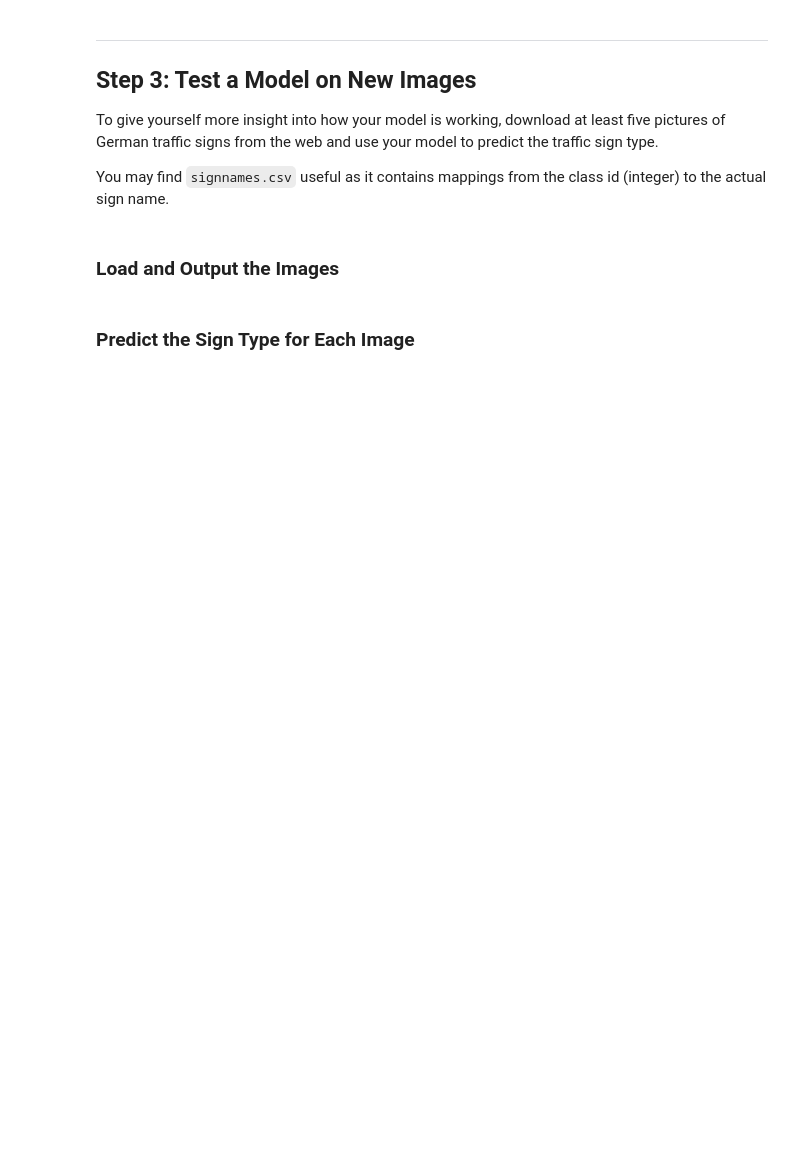
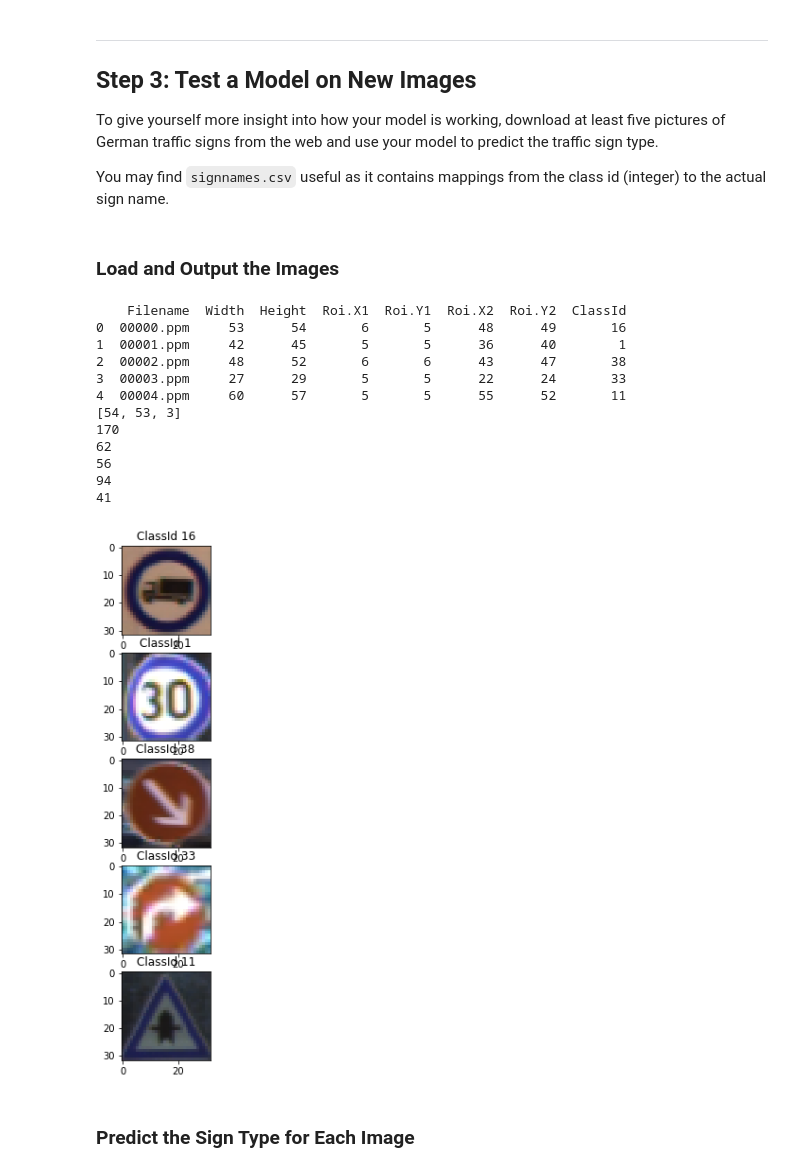
Before and after one commit to qingyouzhao/CarND-Traffic-Sign-Classifier-Project, a Jupyter notebook: Traffic_Sign_Classifier.ipynb, the cells around one changed output. Saved outputs shown, nothing was run; the diff lists cells and outputs as text; code cells hidden in the pictures; blank space fills up the shorter version.

Commit message:
Parse in downloaded data and predict

```diff
--- a/Traffic_Sign_Classifier.ipynb
+++ b/Traffic_Sign_Classifier.ipynb
@@ -456,2 +442,76 @@ You may find `signnames.csv` useful as it contains mappings from the class id (i
+# %%
+### Load the images and plot them here.
+### Feel free to use as many code cells as needed.
+
+# Data source:
+# Test data set at: http://benchmark.ini.rub.de/?section=gtsrb&subsection=dataset
+test_image_directory = "GTSRB_Final_Test_Images\GTSRB\Final_Test\Images"
+test_image_index_file = "GT-final_test.csv"
+
+import pandas as pd
+import imageio
+
+def load_test_iamges(test_image_directory, index_file , num_samples=5):
+    """
+    Given a test image directory, return a list of test samples
+    :param test_image_directory:
+    :return:
+    """
+    index_file_full = os.path.join(test_image_directory, index_file)
+    index = pd.read_csv(index_file_full, delimiter=';')
+
+    if num_samples < len(index):
+        index = index.head(num_samples)
+
+    print(index)
+    shape = list(imageio.imread(os.path.join(test_image_directory, index['Filename'][0])).shape)
+    print(shape)
+    shape = [32,32,3]
+    images = np.zeros([len(index)]+shape, dtype=np.uint8)
+    classes = np.zeros(len(index), dtype=np.uint8)
+
+    for i, row in index.iterrows():
+        image = cv2.imread(os.path.join(test_image_directory, row['Filename']) )
+        image_label_section = image[row['Roi.Y1']:row['Roi.Y2'],row['Roi.X1']:row['Roi.X2'],:]
+        image_resized = cv2.resize(image_label_section, (32,32))
+        print(image_resized[0,0,0])
+
+        images[i] = np.array(image_resized.astype(np.float32))
+
+        classes[i] = (row['ClassId'])
+
+    return images, classes
+
+images, classes = load_test_iamges(test_image_directory, test_image_index_file, num_samples=5)
+
+def visualize_images(images, classes):
+    %matplotlib inline
+
+    rows = len(images)
+    cols = 1
+
+    fig = plt.figure(figsize=(20,10))
+    ax = []
+    for i, image in enumerate(images):
+        ax.append(fig.add_subplot(rows, cols, i+1))
+        ax[-1].set_title("ClassId "+ str(classes[i]))
+        plt.imshow(image)
+
+
+visualize_images(images, classes)
+# %% [output]
+    Filename  Width  Height  Roi.X1  Roi.Y1  Roi.X2  Roi.Y2  ClassId
+0  00000.ppm     53      54       6       5      48      49       16
+1  00001.ppm     42      45       5       5      36      40        1
+2  00002.ppm     48      52       6       6      43      47       38
+3  00003.ppm     27      29       5       5      22      24       33
+4  00004.ppm     60      57       5       5      55      52       11
+[54, 53, 3]
+170
+62
+56
+94
+41
+[figure, added]
 # %% [markdown]
 ### Predict the Sign Type for Each Image
```
Also changed, not shown: parts of 10 cells of this notebook, 1 other file.
